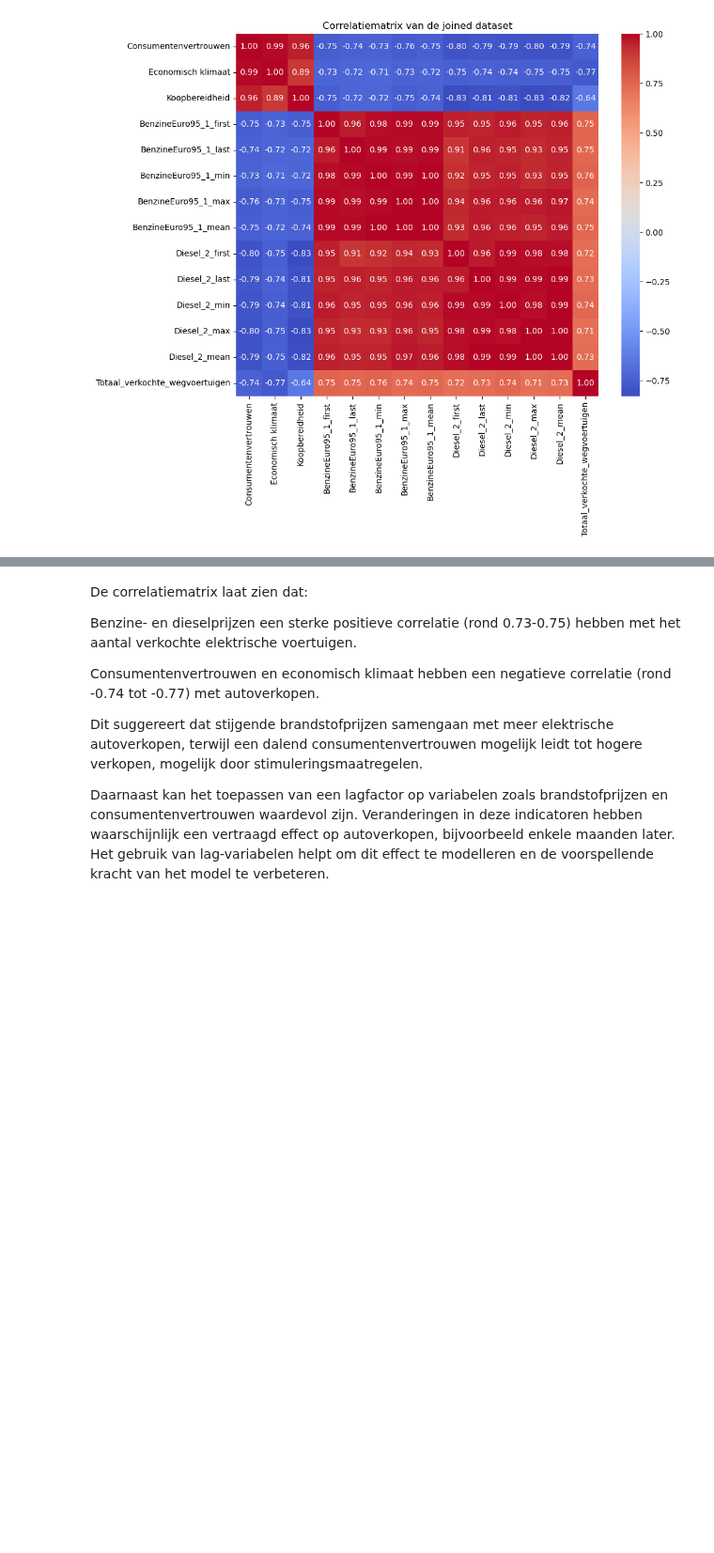
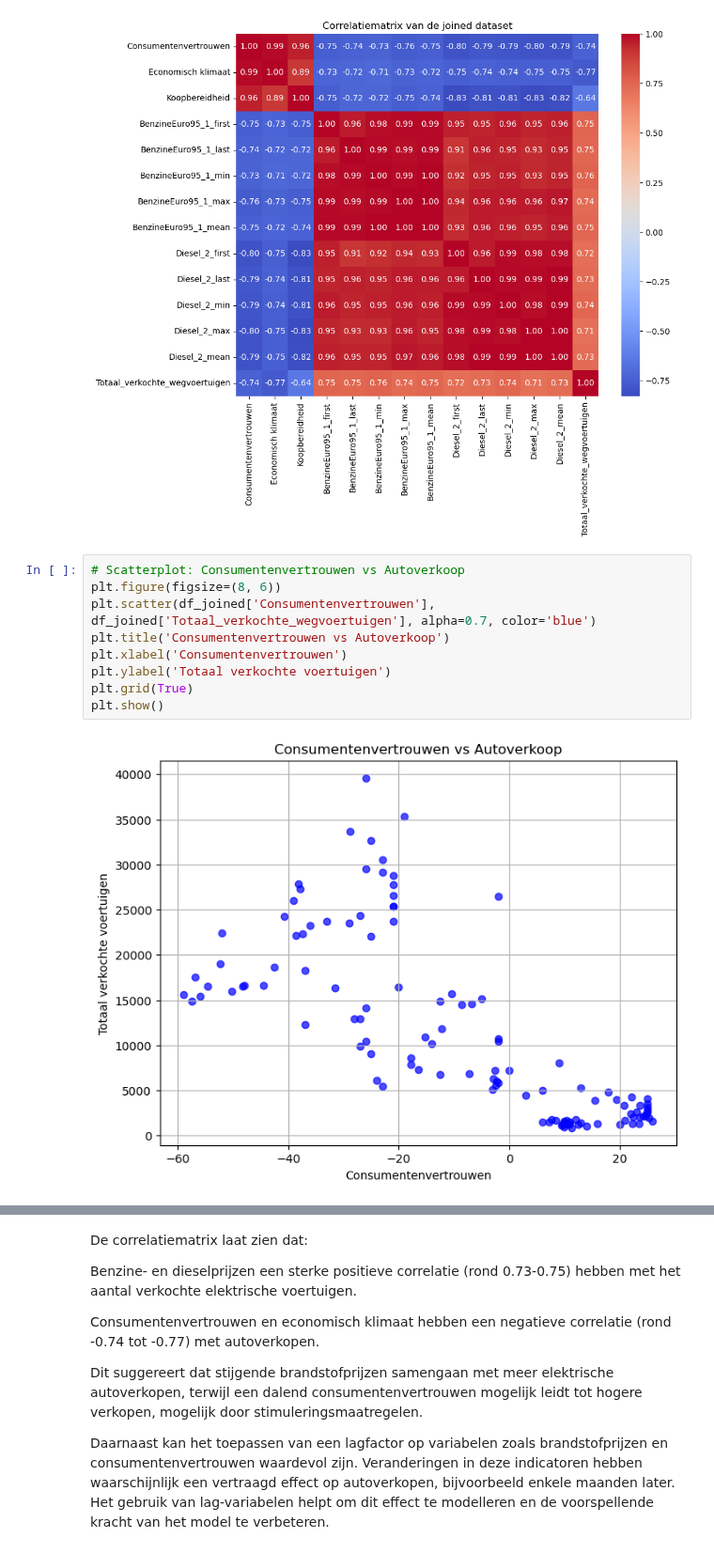
Before and after one commit to DylanHaaz/Tryhard, a Jupyter notebook: Nieuwe_Code/xgboost_car_sales_forecasting_draf.ipynb, the cells around one changed output, grey strips where cells are left out. Shown at 94% size. Drawn from its saved outputs; the diff is of its cells as text; blank space fills up the shorter version.

```diff
--- a/Nieuwe_Code/xgboost_car_sales_forecasting_draf.ipynb
+++ b/Nieuwe_Code/xgboost_car_sales_forecasting_draf.ipynb
@@ -30,3 +33,14 @@ plt.title("Correlatiematrix van de joined dataset")
 plt.show()
 # %% [output]
 [figure]
+# %%
+# Scatterplot: Consumentenvertrouwen vs Autoverkoop
+plt.figure(figsize=(8, 6))
+plt.scatter(df_joined['Consumentenvertrouwen'], df_joined['Totaal_verkochte_wegvoertuigen'], alpha=0.7, color='blue')
+plt.title('Consumentenvertrouwen vs Autoverkoop')
+plt.xlabel('Consumentenvertrouwen')
+plt.ylabel('Totaal verkochte voertuigen')
+plt.grid(True)
+plt.show()
+# %% [output]
+[figure, added]
```
Also changed, not shown: parts of 21 cells of this notebook.
